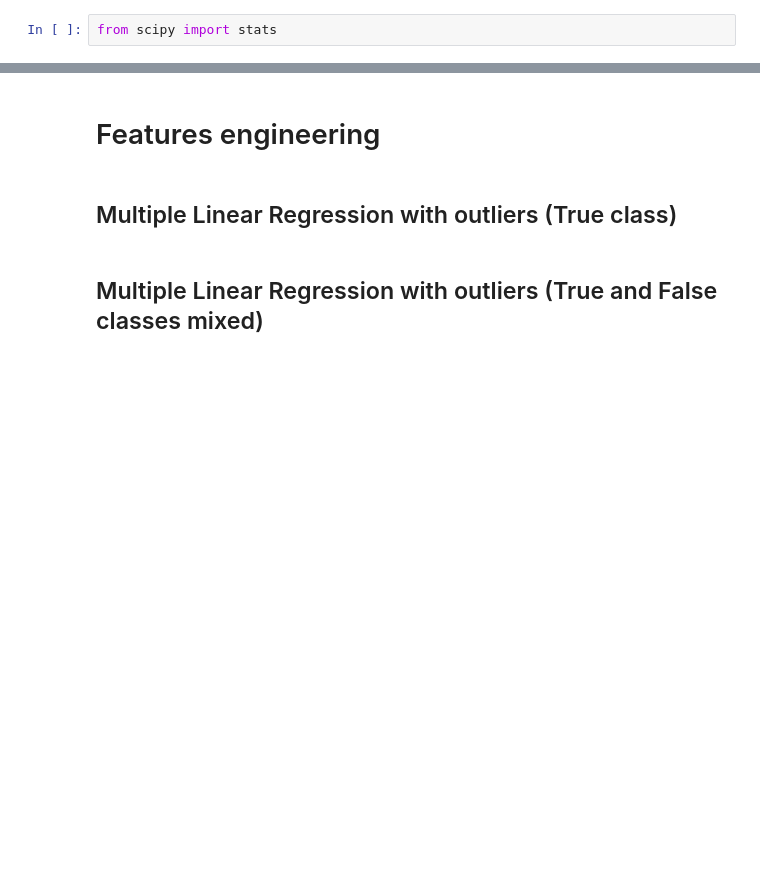
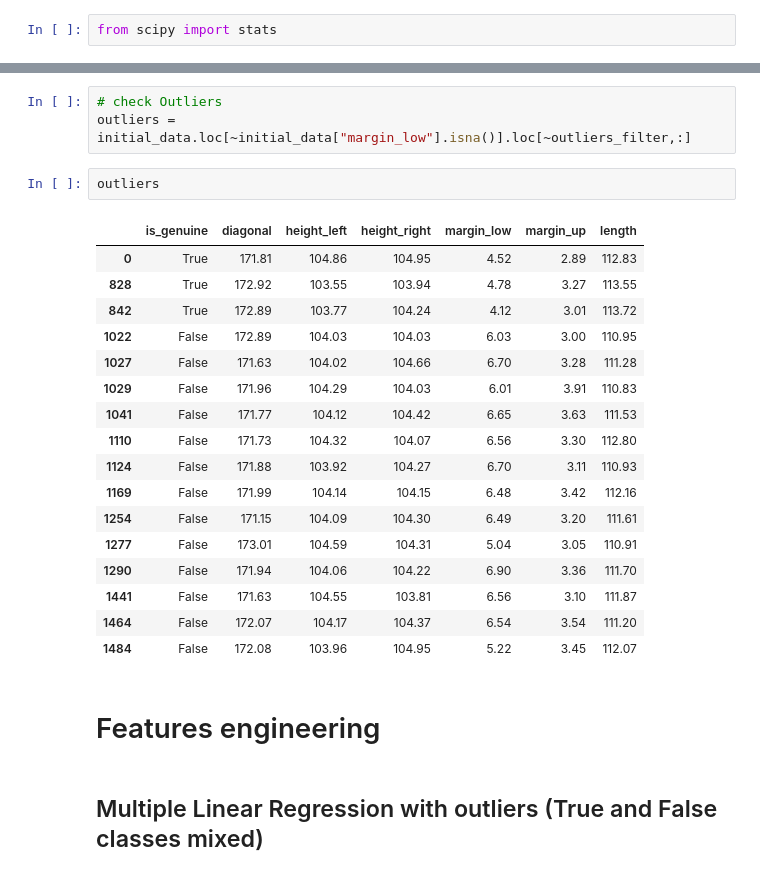
Before and after one commit to marcadeant/ONCFM, a Jupyter notebook: Notebooks/Features engineering.ipynb, the cells around one changed output, grey strips where cells are left out. Saved outputs shown, nothing was run; the diff lists cells and outputs as text; blank space fills up the shorter version.

```diff
--- a/Notebooks/Features engineering.ipynb
+++ b/Notebooks/Features engineering.ipynb
@@ -111,7 +145,28 @@ Outliers detected : 16
+# %%
+# check Outliers
+outliers = initial_data.loc[~initial_data["margin_low"].isna()].loc[~outliers_filter,:]
+# %%
+outliers
+# %% [output]
+|  | is_genuine | diagonal | height_left | height_right | margin_low | margin_up | length |
+| 0 | True | 171.81 | 104.86 | 104.95 | 4.52 | 2.89 | 112.83 |
+| 828 | True | 172.92 | 103.55 | 103.94 | 4.78 | 3.27 | 113.55 |
+| 842 | True | 172.89 | 103.77 | 104.24 | 4.12 | 3.01 | 113.72 |
+| 1022 | False | 172.89 | 104.03 | 104.03 | 6.03 | 3.00 | 110.95 |
+| 1027 | False | 171.63 | 104.02 | 104.66 | 6.70 | 3.28 | 111.28 |
+| 1029 | False | 171.96 | 104.29 | 104.03 | 6.01 | 3.91 | 110.83 |
+| 1041 | False | 171.77 | 104.12 | 104.42 | 6.65 | 3.63 | 111.53 |
+| 1110 | False | 171.73 | 104.32 | 104.07 | 6.56 | 3.30 | 112.80 |
+| 1124 | False | 171.88 | 103.92 | 104.27 | 6.70 | 3.11 | 110.93 |
+| 1169 | False | 171.99 | 104.14 | 104.15 | 6.48 | 3.42 | 112.16 |
+| 1254 | False | 171.15 | 104.09 | 104.30 | 6.49 | 3.20 | 111.61 |
+| 1277 | False | 173.01 | 104.59 | 104.31 | 5.04 | 3.05 | 110.91 |
+| 1290 | False | 171.94 | 104.06 | 104.22 | 6.90 | 3.36 | 111.70 |
+| 1441 | False | 171.63 | 104.55 | 103.81 | 6.56 | 3.10 | 111.87 |
+| 1464 | False | 172.07 | 104.17 | 104.37 | 6.54 | 3.54 | 111.20 |
+| 1484 | False | 172.08 | 103.96 | 104.95 | 5.22 | 3.45 | 112.07 |
 # %% [markdown]
 # Features engineering
-# %% [markdown]
-## Multiple Linear Regression with outliers (True class)
 # %% [markdown]
 ## Multiple Linear Regression with outliers (True and False classes mixed)
 # %%
```
Also changed, not shown: parts of 20 cells of this notebook, 1 other file.
